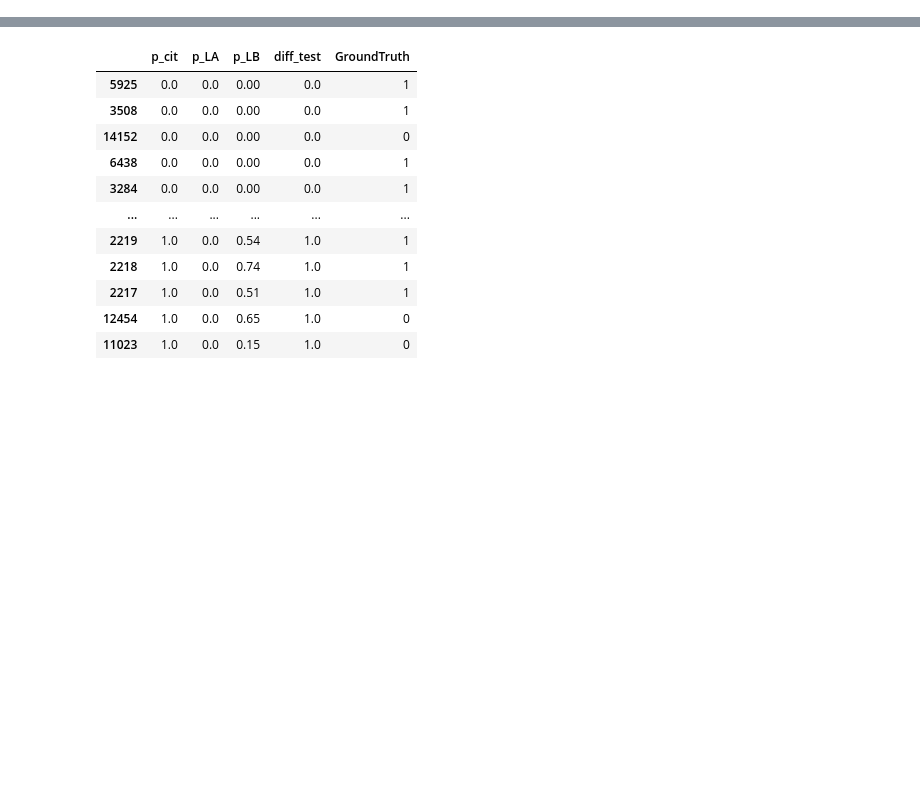
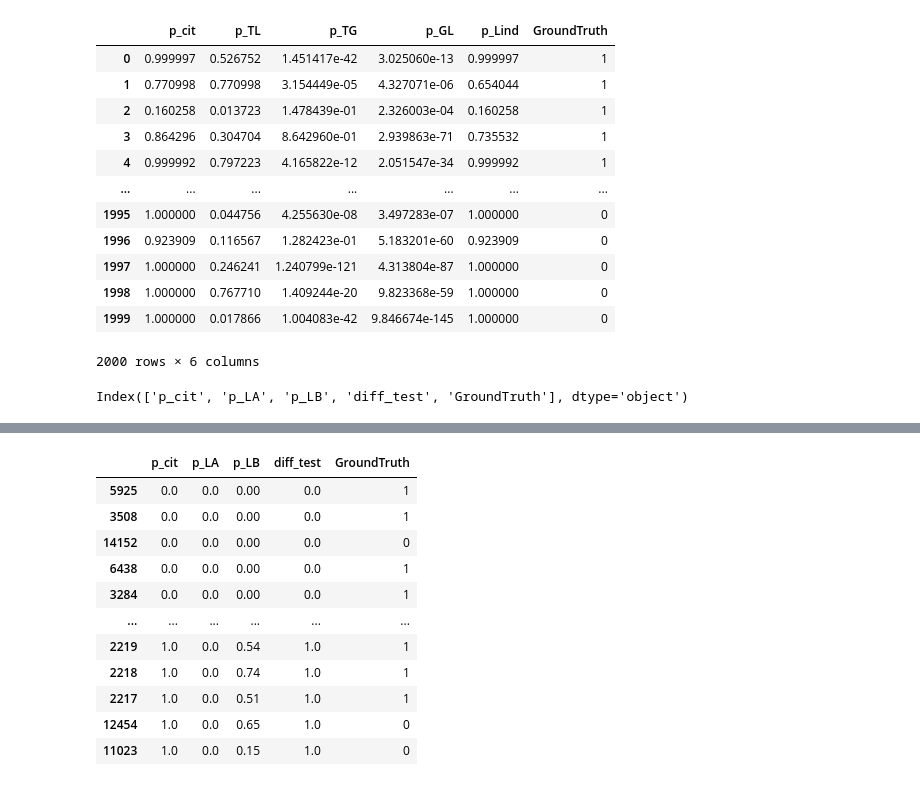
Before and after one commit to BIRDSgroup/NLCD, a Jupyter notebook: thirdApproach/PRcurvetopk.ipynb, the cells around one changed output, grey strips where cells are left out. Cells and saved outputs as stored; diff of their text form; code cells hidden in the pictures; blank space fills up the shorter version.

```diff
--- a/thirdApproach/PRcurvetopk.ipynb
+++ b/thirdApproach/PRcurvetopk.ipynb
@@ -10,5 +10,22 @@ from matplotlib.pyplot import figure
 import warnings
 warnings.filterwarnings("ignore")
 # %%
-cit=pd.read_csv("YeastbothresultsCIT10k.csv")
+#cit=pd.read_csv("YeastbothresultsCIT10k.csv")
+cit1=pd.read_csv("YeastbothresultsCIT.csv")
+# %%
+cit1
+# %% [output]
+|  | p_cit | p_TL | p_TG | p_GL | p_Lind | GroundTruth |
+| 0 | 0.999997 | 0.526752 | 1.451417e-42 | 3.025060e-13 | 0.999997 | 1 |
+| 1 | 0.770998 | 0.770998 | 3.154449e-05 | 4.327071e-06 | 0.654044 | 1 |
+| 2 | 0.160258 | 0.013723 | 1.478439e-01 | 2.326003e-04 | 0.160258 | 1 |
+| 3 | 0.864296 | 0.304704 | 8.642960e-01 | 2.939863e-71 | 0.735532 | 1 |
+| 4 | 0.999992 | 0.797223 | 4.165822e-12 | 2.051547e-34 | 0.999992 | 1 |
+| ... | ... | ... | ... | ... | ... | ... |
+| 1995 | 1.000000 | 0.044756 | 4.255630e-08 | 3.497283e-07 | 1.000000 | 0 |
+| 1996 | 0.923909 | 0.116567 | 1.282423e-01 | 5.183201e-60 | 0.923909 | 0 |
+| 1997 | 1.000000 | 0.246241 | 1.240799e-121 | 4.313804e-87 | 1.000000 | 0 |
+| 1998 | 1.000000 | 0.767710 | 1.409244e-20 | 9.823368e-59 | 1.000000 | 0 |
+| 1999 | 1.000000 | 0.017866 | 1.004083e-42 | 9.846674e-145 | 1.000000 | 0 |
+2000 rows × 6 columns
 # %%
@@ -15,0 +34,4 @@ nlmr=pd.read_csv("YeastbothresultsOurmethod10k.csv")
+# %%
+nlmr1.columns
+# %% [output]
+Index(['p_cit', 'p_LA', 'p_LB', 'diff_test', 'GroundTruth'], dtype='object')
```
Also changed, not shown: parts of 14 cells of this notebook, 8 other files.
